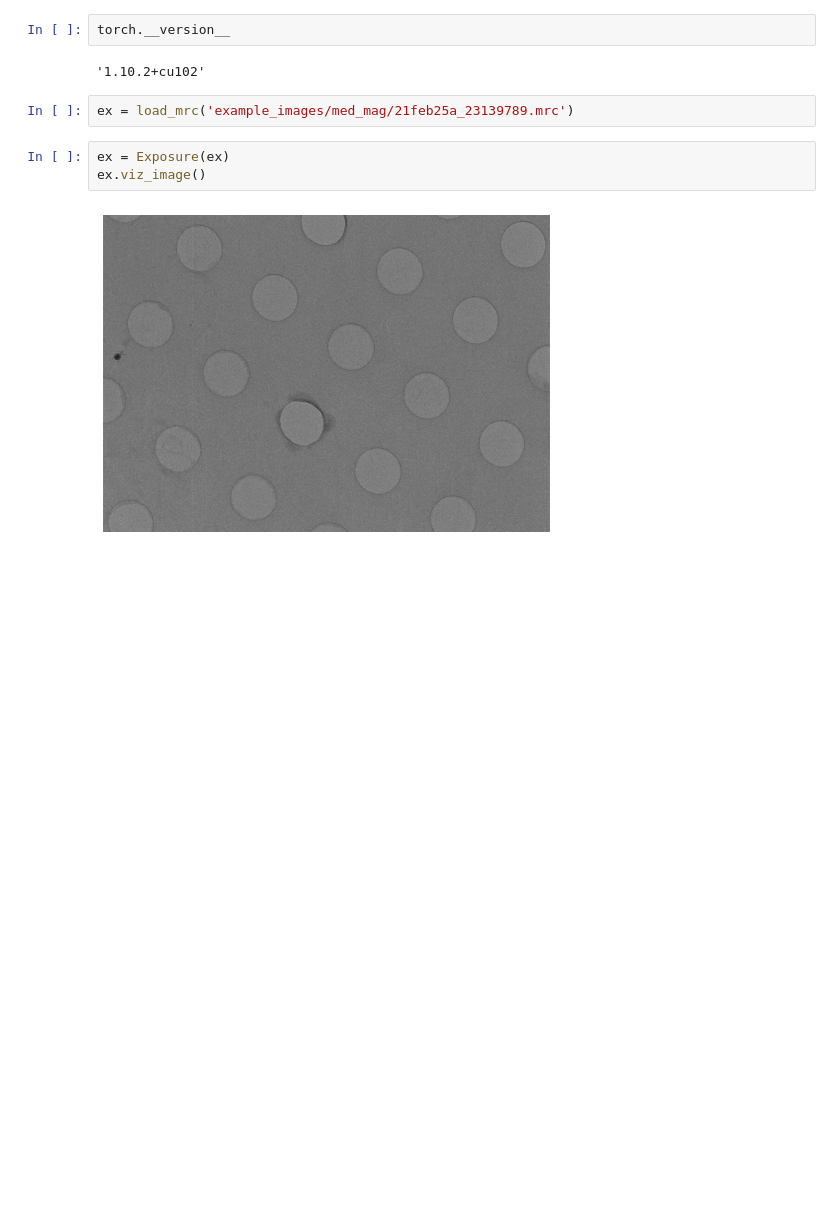
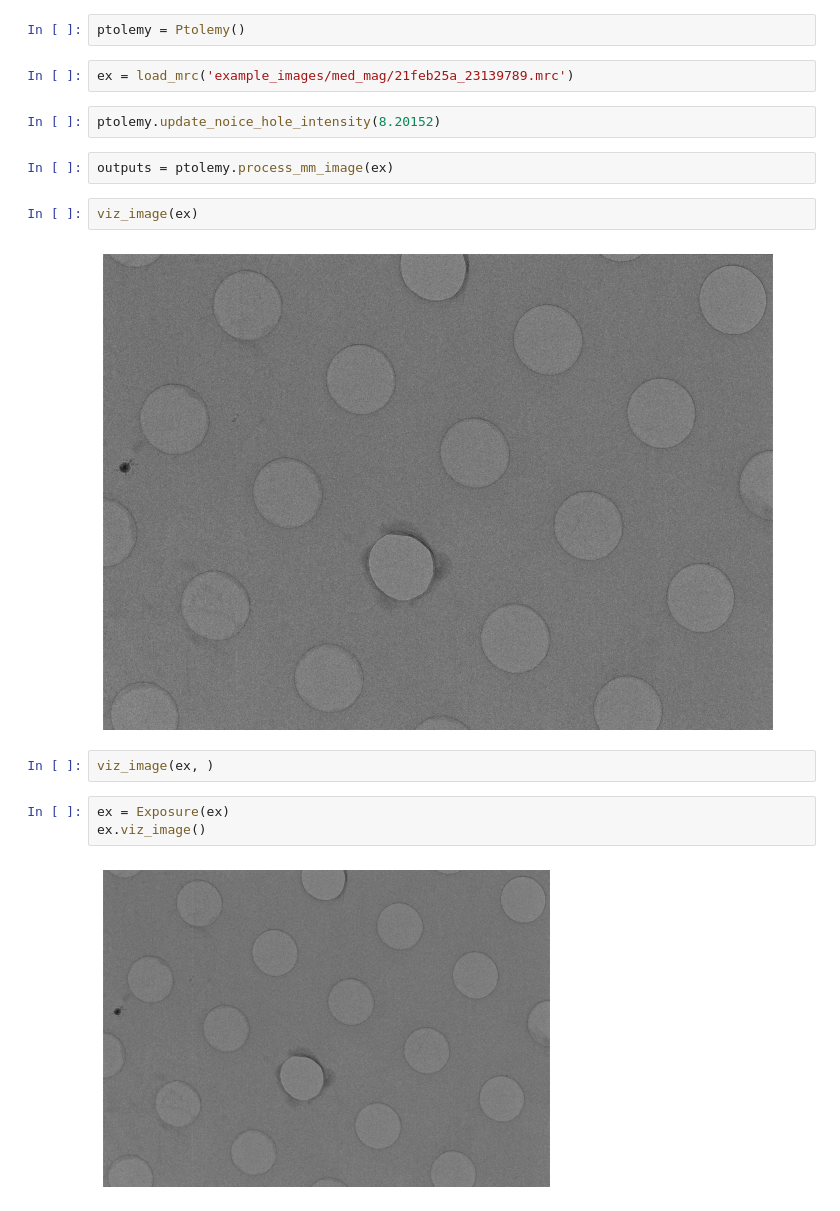
Before and after one commit to SMLC-NYSBC/ptolemy, a Jupyter notebook: med_mag_init_tutorial.ipynb, the cells around one changed output. Cells and saved outputs as stored; diff of their text form; blank space fills up the shorter version.

```diff
--- a/med_mag_init_tutorial.ipynb
+++ b/med_mag_init_tutorial.ipynb
@@ -6,9 +5,17 @@ import ptolemy.models as models
-# %%
-torch.__version__
-# %% [output]
-'1.10.2+cu102'
+# %%
+ptolemy = Ptolemy()
 # %%
 ex = load_mrc('example_images/med_mag/21feb25a_23139789.mrc')
+# %%
+ptolemy.update_noice_hole_intensity(8.20152)
+# %%
+outputs = ptolemy.process_mm_image(ex)
+# %%
+viz_image(ex)
+# %% [output]
+[figure, added]
+# %%
+viz_image(ex, )
 # %%
 ex = Exposure(ex)
 ex.viz_image()
```
Also changed, not shown: parts of 1 cell of this notebook, 9 other files.
